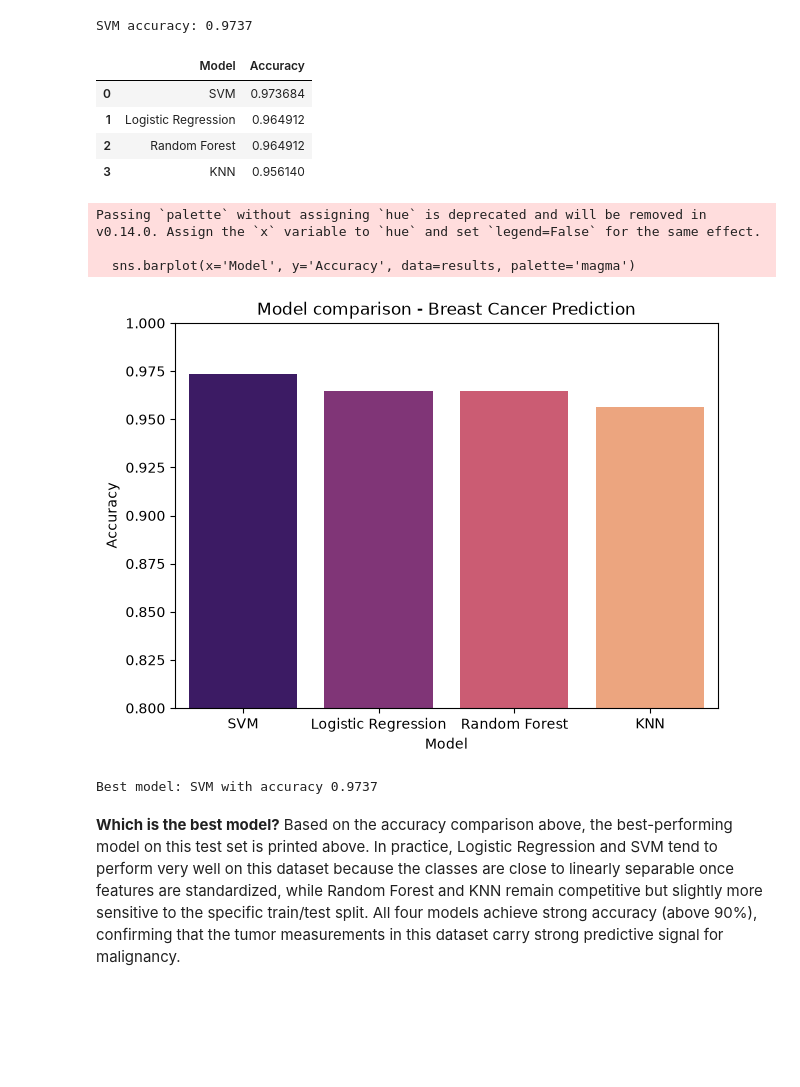
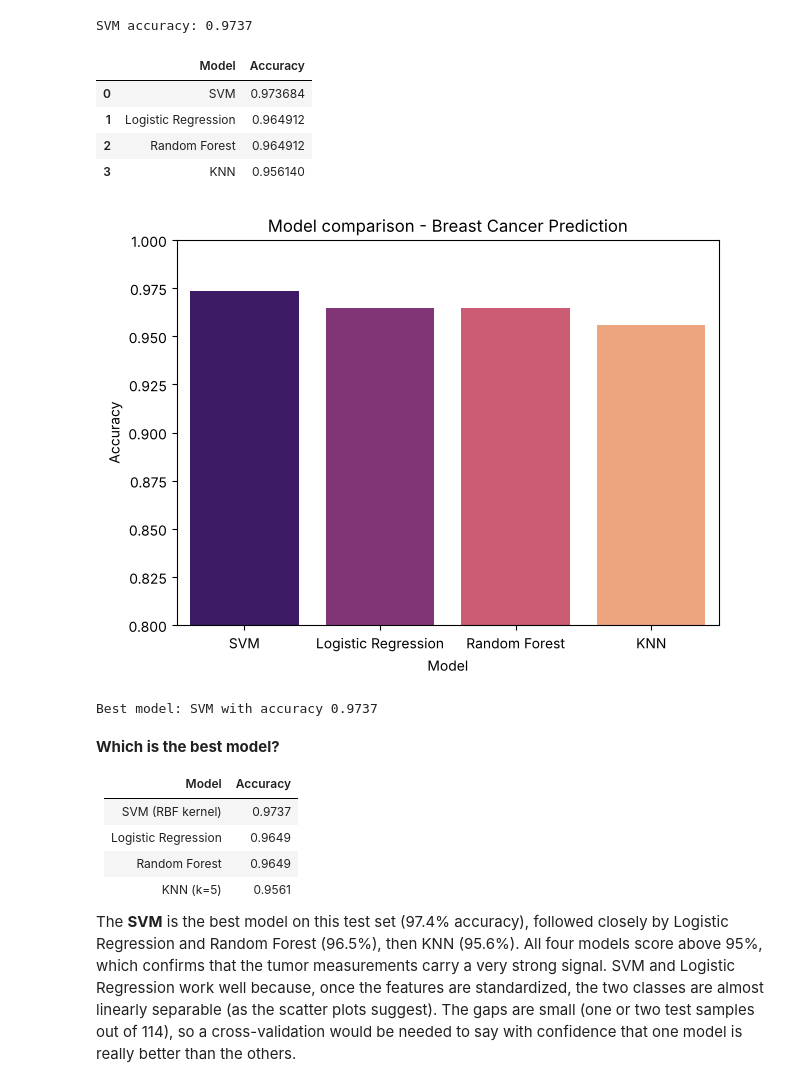
Before and after one commit to Raphzaf/DI-Bootcamp-Stage2, a Jupyter notebook: Week8/Day6/Daily_challenge/main.ipynb, the cells around one changed output. Drawn from its saved outputs; the diff is of its cells as text; code cells hidden in the pictures; blank space fills up the shorter version.

```diff
--- a/Week8/Day6/Daily_challenge/main.ipynb
+++ b/Week8/Day6/Daily_challenge/main.ipynb
@@ -144,30 +159,36 @@ SVM accuracy: 0.9737
 # %%
 # Compare all models
 results = pd.DataFrame({
     'Model': ['Logistic Regression', 'KNN', 'Random Forest', 'SVM'],
     'Accuracy': [acc_lr, acc_knn, acc_rf, acc_svm]
 }).sort_values('Accuracy', ascending=False).reset_index(drop=True)
 
 display(results)
 
 plt.figure(figsize=(7, 5))
-sns.barplot(x='Model', y='Accuracy', data=results, palette='magma')
+sns.barplot(x='Model', y='Accuracy', data=results, hue='Model', palette='magma', legend=False)
 plt.ylim(0.8, 1.0)
 plt.title('Model comparison - Breast Cancer Prediction')
 plt.show()
 
 best_model = results.iloc[0]
 print(f"Best model: {best_model['Model']} with accuracy {best_model['Accuracy']:.4f}")
 # %% [output]
 |  | Model | Accuracy |
 | 0 | SVM | 0.973684 |
 | 1 | Logistic Regression | 0.964912 |
 | 2 | Random Forest | 0.964912 |
 | 3 | KNN | 0.956140 |
+[figure, new version]
-Passing `palette` without assigning `hue` is deprecated and will be removed in v0.14.0. Assign the `x` variable to `hue` and set `legend=False` for the same effect.
-
-  sns.barplot(x='Model', y='Accuracy', data=results, palette='magma')
+Best model: SVM with accuracy 0.9737
-[figure, old version]
-Best model: SVM with accuracy 0.9737
 # %% [markdown]
-**Which is the best model?** Based on the accuracy comparison above, the best-performing model on this test set is printed above. In practice, Logistic Regression and SVM tend to perform very well on this dataset because the classes are close to linearly separable once features are standardized, while Random Forest and KNN remain competitive but slightly more sensitive to the specific train/test split. All four models achieve strong accuracy (above 90%), confirming that the tumor measurements in this dataset carry strong predictive signal for malignancy.
+**Which is the best model?**
+
+| Model | Accuracy |
+|---|---|
+| SVM (RBF kernel) | 0.9737 |
+| Logistic Regression | 0.9649 |
+| Random Forest | 0.9649 |
+| KNN (k=5) | 0.9561 |
+
+The **SVM** is the best model on this test set (97.4% accuracy), followed closely by Logistic Regression and Random Forest (96.5%), then KNN (95.6%). All four models score above 95%, which confirms that the tumor measurements carry a very strong signal. SVM and Logistic Regression work well because, once the features are standardized, the two classes are almost linearly separable (as the scatter plots suggest). The gaps are small (one or two test samples out of 114), so a cross-validation would be needed to say with confidence that one model is really better than the others.
```
Also changed, not shown: parts of 4 cells of this notebook.
